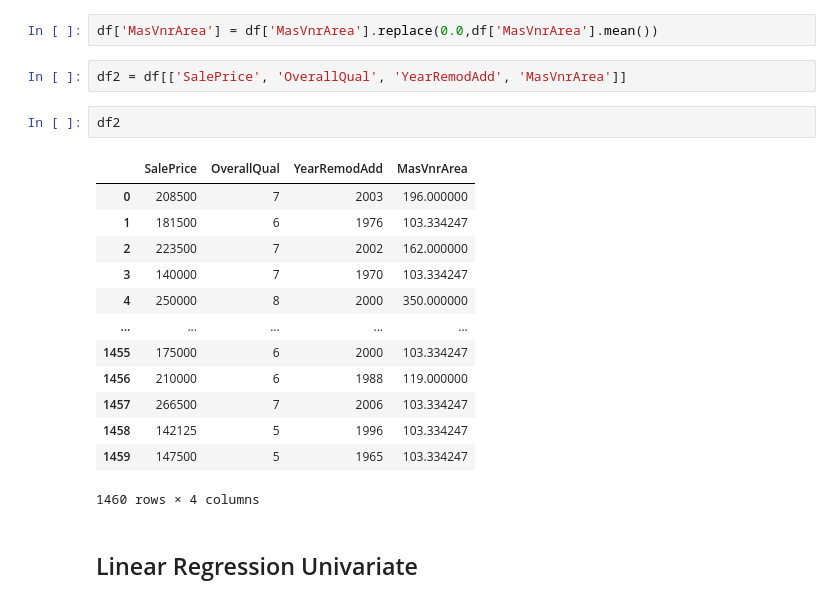
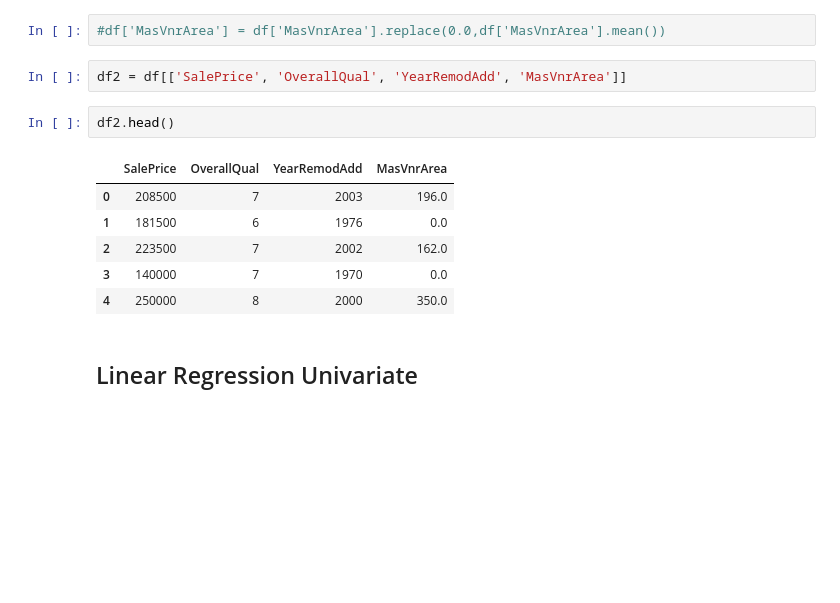
Before and after one commit to clement-camara/House-Prices, a Jupyter notebook: house_price.ipynb, the cells around one changed output. Saved outputs shown, nothing was run; the diff lists cells and outputs as text; blank space fills up the shorter version.

```diff
--- a/house_price.ipynb
+++ b/house_price.ipynb
@@ -83,23 +67,16 @@ df.MasVnrArea.mean()
 # %%
-df['MasVnrArea'] = df['MasVnrArea'].replace(0.0,df['MasVnrArea'].mean())
+#df['MasVnrArea'] = df['MasVnrArea'].replace(0.0,df['MasVnrArea'].mean())
 # %%
 df2 = df[['SalePrice', 'OverallQual', 'YearRemodAdd', 'MasVnrArea']]
 # %%
-df2
+df2.head()
 # %% [output]
 |  | SalePrice | OverallQual | YearRemodAdd | MasVnrArea |
-| 0 | 208500 | 7 | 2003 | 196.000000 |
-| 1 | 181500 | 6 | 1976 | 103.334247 |
-| 2 | 223500 | 7 | 2002 | 162.000000 |
-| 3 | 140000 | 7 | 1970 | 103.334247 |
-| 4 | 250000 | 8 | 2000 | 350.000000 |
-| ... | ... | ... | ... | ... |
-| 1455 | 175000 | 6 | 2000 | 103.334247 |
-| 1456 | 210000 | 6 | 1988 | 119.000000 |
-| 1457 | 266500 | 7 | 2006 | 103.334247 |
-| 1458 | 142125 | 5 | 1996 | 103.334247 |
-| 1459 | 147500 | 5 | 1965 | 103.334247 |
+| 0 | 208500 | 7 | 2003 | 196.0 |
+| 1 | 181500 | 6 | 1976 | 0.0 |
+| 2 | 223500 | 7 | 2002 | 162.0 |
+| 3 | 140000 | 7 | 1970 | 0.0 |
+| 4 | 250000 | 8 | 2000 | 350.0 |
-1460 rows × 4 columns
 # %% [markdown]
 ## Linear Regression Univariate
 # %% [markdown]
```
Also changed, not shown: parts of 17 cells of this notebook.
